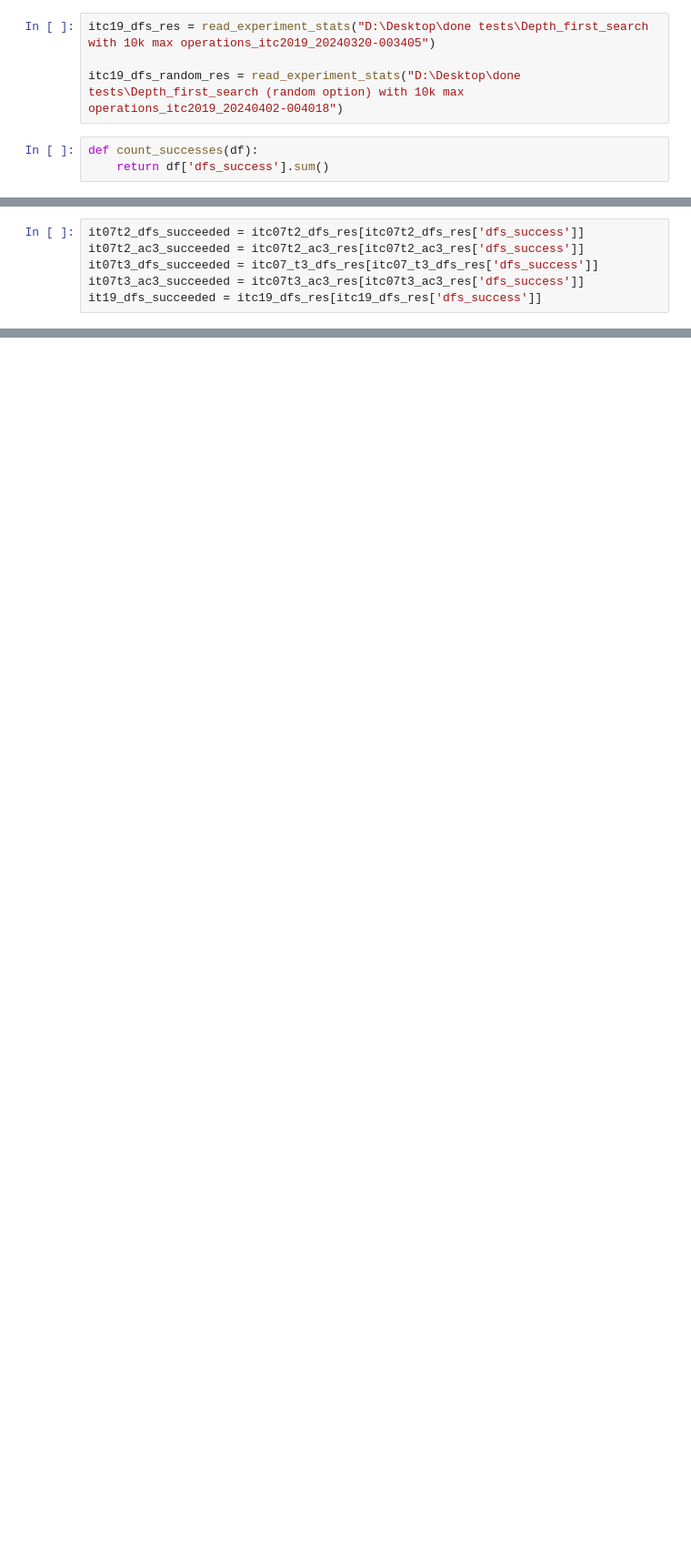
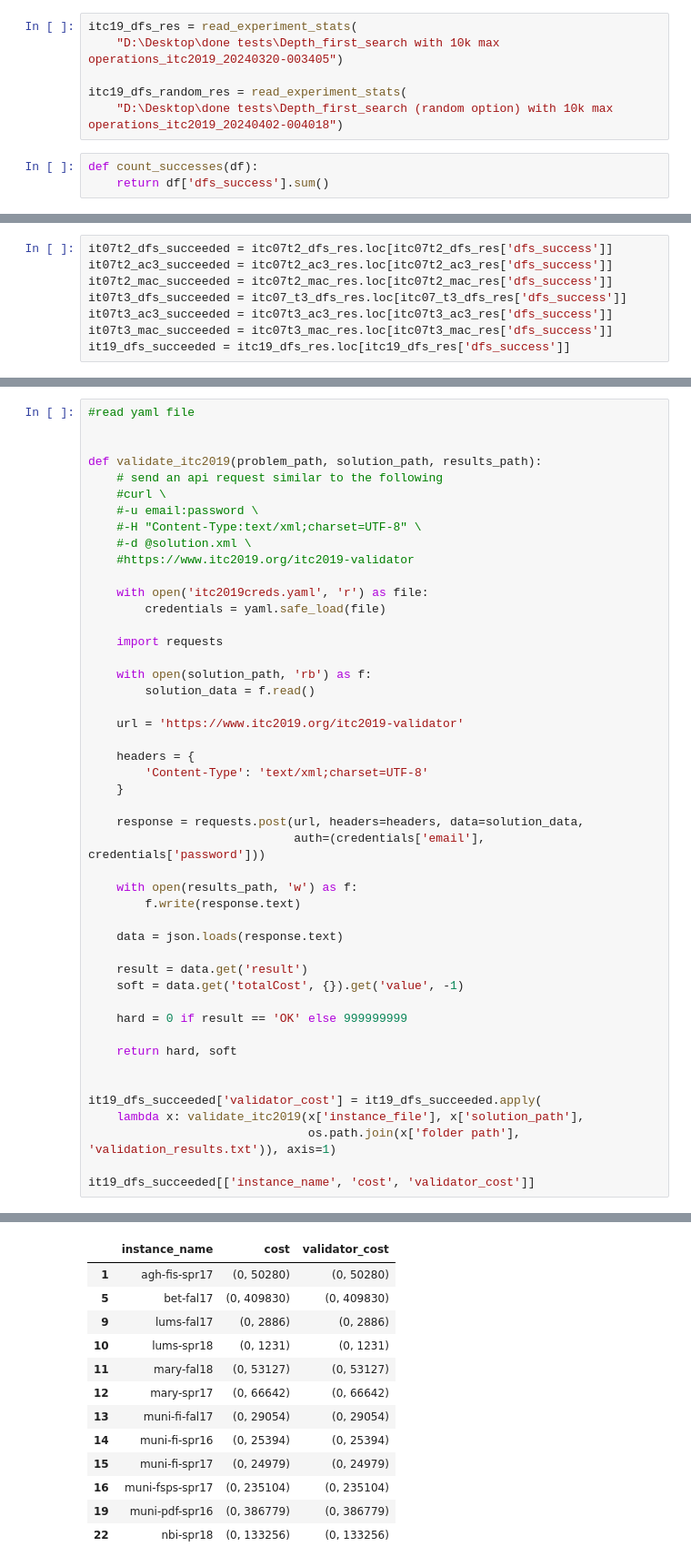
Before and after one commit to wayne1512/ITC2019, a Jupyter notebook: experiment_analysis/depth_first_seach_analysis.ipynb, the cells around one changed output, grey strips where cells are left out. Shown at 91% size. Drawn from its saved outputs; the diff is of its cells as text; blank space fills up the shorter version.

```diff
--- a/experiment_analysis/depth_first_seach_analysis.ipynb
+++ b/experiment_analysis/depth_first_seach_analysis.ipynb
@@ -184,7 +241,9 @@ itc07t3_dfs_random_res = read_experiment_stats("D:\Desktop\done tests\Depth_firs
 # %%
-itc19_dfs_res = read_experiment_stats("D:\Desktop\done tests\Depth_first_search with 10k max operations_itc2019_20240320-003405")
+itc19_dfs_res = read_experiment_stats(
+    "D:\Desktop\done tests\Depth_first_search with 10k max operations_itc2019_20240320-003405")
 
-itc19_dfs_random_res = read_experiment_stats("D:\Desktop\done tests\Depth_first_search (random option) with 10k max operations_itc2019_20240402-004018")
+itc19_dfs_random_res = read_experiment_stats(
+    "D:\Desktop\done tests\Depth_first_search (random option) with 10k max operations_itc2019_20240402-004018")
 # %%
 def count_successes(df):
     return df['dfs_success'].sum()
@@ -230,9 +319,11 @@ stats_file.flush()
 # %%
-it07t2_dfs_succeeded = itc07t2_dfs_res[itc07t2_dfs_res['dfs_success']]
-it07t2_ac3_succeeded = itc07t2_ac3_res[itc07t2_ac3_res['dfs_success']]
-it07t3_dfs_succeeded = itc07_t3_dfs_res[itc07_t3_dfs_res['dfs_success']]
-it07t3_ac3_succeeded = itc07t3_ac3_res[itc07t3_ac3_res['dfs_success']]
-it19_dfs_succeeded = itc19_dfs_res[itc19_dfs_res['dfs_success']]
+it07t2_dfs_succeeded = itc07t2_dfs_res.loc[itc07t2_dfs_res['dfs_success']]
+it07t2_ac3_succeeded = itc07t2_ac3_res.loc[itc07t2_ac3_res['dfs_success']]
+it07t2_mac_succeeded = itc07t2_mac_res.loc[itc07t2_mac_res['dfs_success']]
+it07t3_dfs_succeeded = itc07_t3_dfs_res.loc[itc07_t3_dfs_res['dfs_success']]
+it07t3_ac3_succeeded = itc07t3_ac3_res.loc[itc07t3_ac3_res['dfs_success']]
+it07t3_mac_succeeded = itc07t3_mac_res.loc[itc07t3_mac_res['dfs_success']]
+it19_dfs_succeeded = itc19_dfs_res.loc[itc19_dfs_res['dfs_success']]
 # %%
 def plot_time_taken_successful_dfs_instances(df, title, file):
     fig, ax = plt.subplots()
@@ -310,0 +516,48 @@ itc19_dfs_res
+# %%
+#read yaml file
+
+
+def validate_itc2019(problem_path, solution_path, results_path):
+    # send an api request similar to the following
+    #curl \
+    #-u email:password \
+    #-H "Content-Type:text/xml;charset=UTF-8" \
+    #-d @solution.xml \
+    #https://www.itc2019.org/itc2019-validator
+
+    with open('itc2019creds.yaml', 'r') as file:
+        credentials = yaml.safe_load(file)
+
+    import requests
+
+    with open(solution_path, 'rb') as f:
+        solution_data = f.read()
+
+    url = 'https://www.itc2019.org/itc2019-validator'
+
+    headers = {
+        'Content-Type': 'text/xml;charset=UTF-8'
+    }
+
+    response = requests.post(url, headers=headers, data=solution_data,
+                             auth=(credentials['email'], credentials['password']))
+
+    with open(results_path, 'w') as f:
+        f.write(response.text)
+
+    data = json.loads(response.text)
+
+    result = data.get('result')
+    soft = data.get('totalCost', {}).get('value', -1)
+
+    hard = 0 if result == 'OK' else 999999999
+
+    return hard, soft
+
+
+it19_dfs_succeeded['validator_cost'] = it19_dfs_succeeded.apply(
+    lambda x: validate_itc2019(x['instance_file'], x['solution_path'],
+                               os.path.join(x['folder path'], 'validation_results.txt')), axis=1)
+
+it19_dfs_succeeded[['instance_name', 'cost', 'validator_cost']]
+# %% [output]
@@ -310,0 +569,13 @@ itc19_dfs_res
+|  | instance_name | cost | validator_cost |
+| 1 | agh-fis-spr17 | (0, 50280) | (0, 50280) |
+| 5 | bet-fal17 | (0, 409830) | (0, 409830) |
+| 9 | lums-fal17 | (0, 2886) | (0, 2886) |
+| 10 | lums-spr18 | (0, 1231) | (0, 1231) |
+| 11 | mary-fal18 | (0, 53127) | (0, 53127) |
+| 12 | mary-spr17 | (0, 66642) | (0, 66642) |
+| 13 | muni-fi-fal17 | (0, 29054) | (0, 29054) |
+| 14 | muni-fi-spr16 | (0, 25394) | (0, 25394) |
+| 15 | muni-fi-spr17 | (0, 24979) | (0, 24979) |
+| 16 | muni-fsps-spr17 | (0, 235104) | (0, 235104) |
+| 19 | muni-pdf-spr16 | (0, 386779) | (0, 386779) |
+| 22 | nbi-spr18 | (0, 133256) | (0, 133256) |
```
Also changed, not shown: parts of 17 cells of this notebook, 5 other files.
